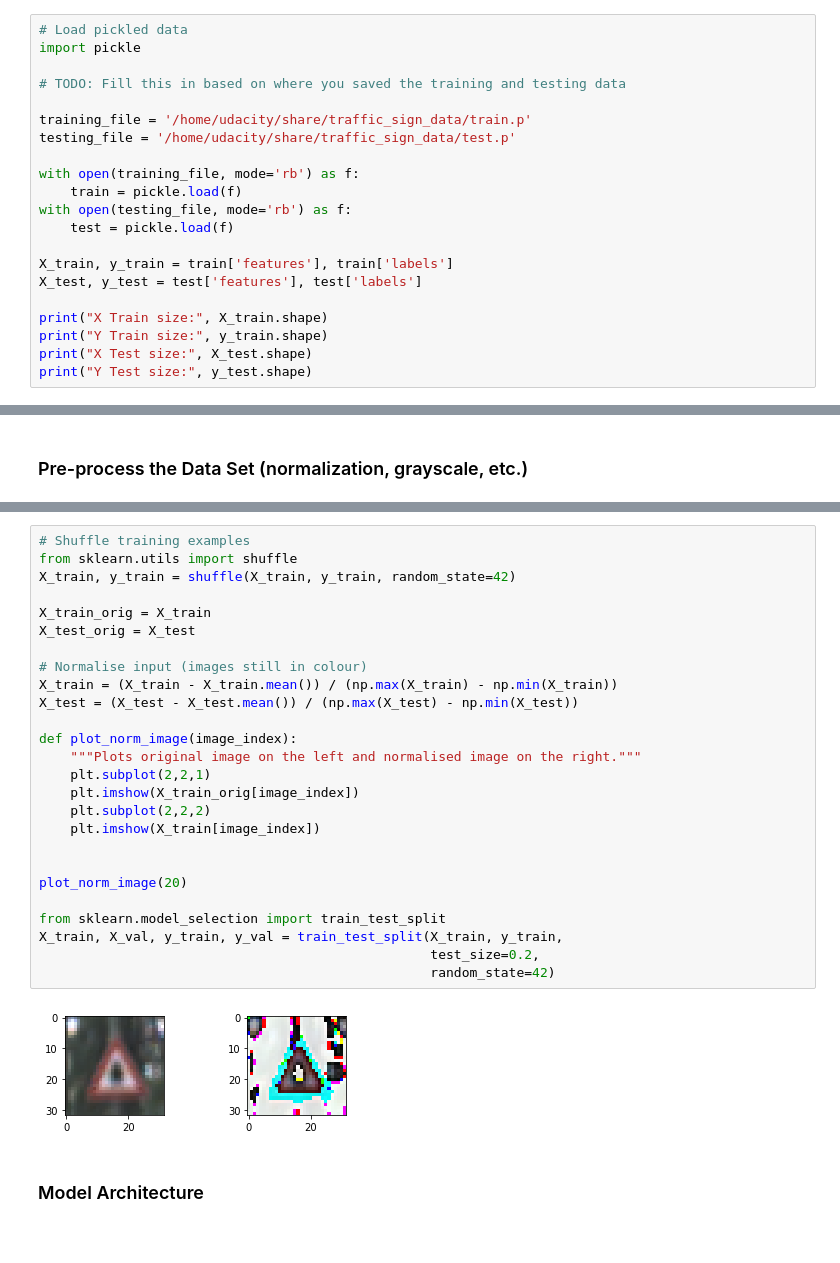
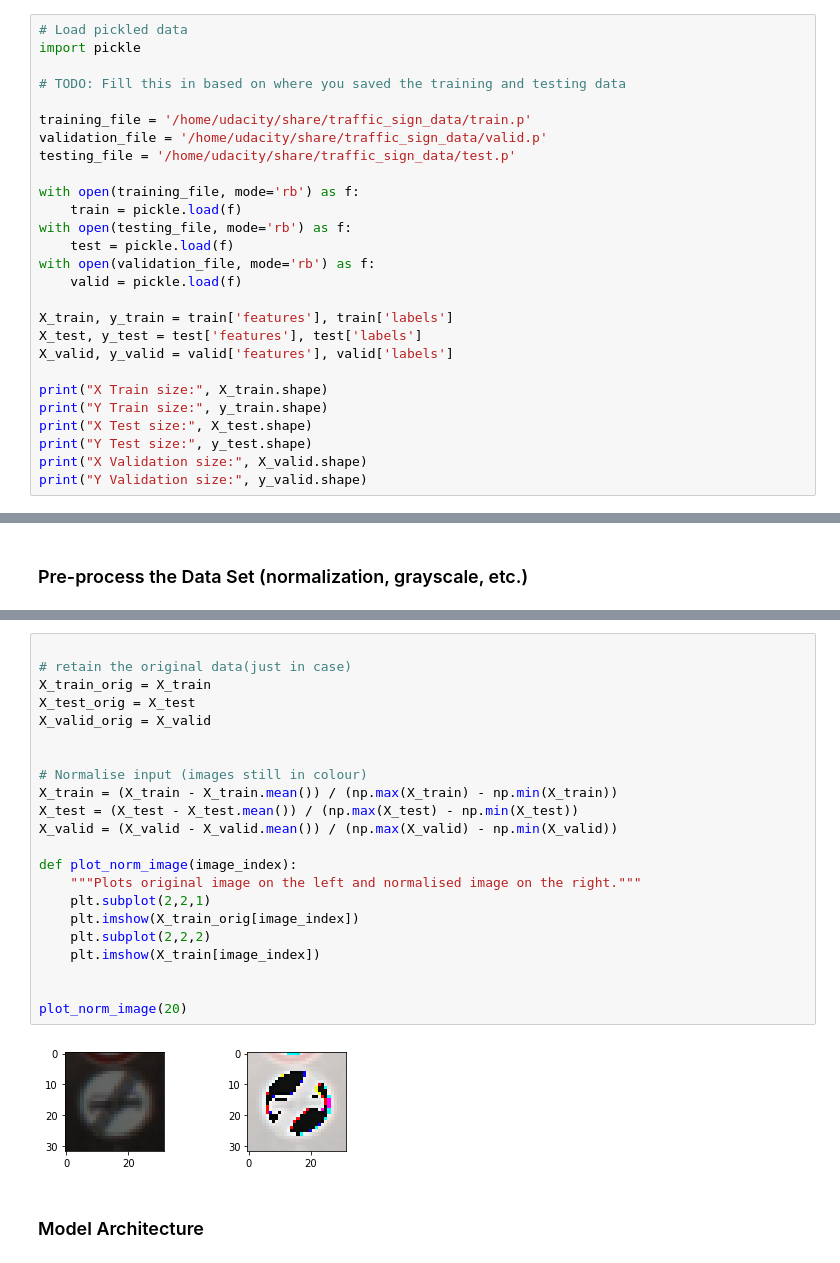
Before and after one commit to nrghike/CarND-Traffic-Sign-Classifier-Project, a Jupyter notebook: Traffic_Sign_Classifier.ipynb, the cells around one changed output, grey strips where cells are left out. Drawn from its saved outputs; the diff is of its cells as text.

```diff
--- a/Traffic_Sign_Classifier.ipynb
+++ b/Traffic_Sign_Classifier.ipynb
@@ -16,18 +16,24 @@ import pickle
 # TODO: Fill this in based on where you saved the training and testing data
 
 training_file = '/home/udacity/share/traffic_sign_data/train.p'
+validation_file = '/home/udacity/share/traffic_sign_data/valid.p'
 testing_file = '/home/udacity/share/traffic_sign_data/test.p'
 
 with open(training_file, mode='rb') as f:
     train = pickle.load(f)
 with open(testing_file, mode='rb') as f:
     test = pickle.load(f)
+with open(validation_file, mode='rb') as f:
+    valid = pickle.load(f)
 
 X_train, y_train = train['features'], train['labels']
 X_test, y_test = test['features'], test['labels']
+X_valid, y_valid = valid['features'], valid['labels']
 
 print("X Train size:", X_train.shape)
 print("Y Train size:", y_train.shape)
 print("X Test size:", X_test.shape)
 print("Y Test size:", y_test.shape)
+print("X Validation size:", X_valid.shape)
+print("Y Validation size:", y_valid.shape)
 # %% [output]
@@ -130,31 +150,27 @@ Here is an example of a [published baseline model on this problem](http://yann.l
 # %%
-# Shuffle training examples
-from sklearn.utils import shuffle
-X_train, y_train = shuffle(X_train, y_train, random_state=42)
 
+# retain the original data(just in case)
 X_train_orig = X_train
 X_test_orig = X_test
+X_valid_orig = X_valid
+
 
 # Normalise input (images still in colour)
 X_train = (X_train - X_train.mean()) / (np.max(X_train) - np.min(X_train))
 X_test = (X_test - X_test.mean()) / (np.max(X_test) - np.min(X_test))
+X_valid = (X_valid - X_valid.mean()) / (np.max(X_valid) - np.min(X_valid))
 
 def plot_norm_image(image_index):
     """Plots original image on the left and normalised image on the right."""
     plt.subplot(2,2,1)
     plt.imshow(X_train_orig[image_index])
     plt.subplot(2,2,2)
     plt.imshow(X_train[image_index])
 
 
 plot_norm_image(20)
-
-from sklearn.model_selection import train_test_split
-X_train, X_val, y_train, y_val = train_test_split(X_train, y_train,
-                                                  test_size=0.2,
-                                                  random_state=42)
 # %% [output]
-[figure, old version]
+[figure, new version]
 # %% [markdown]
 ### Model Architecture
 # %%
```
Also changed, not shown: parts of 7 cells of this notebook.
